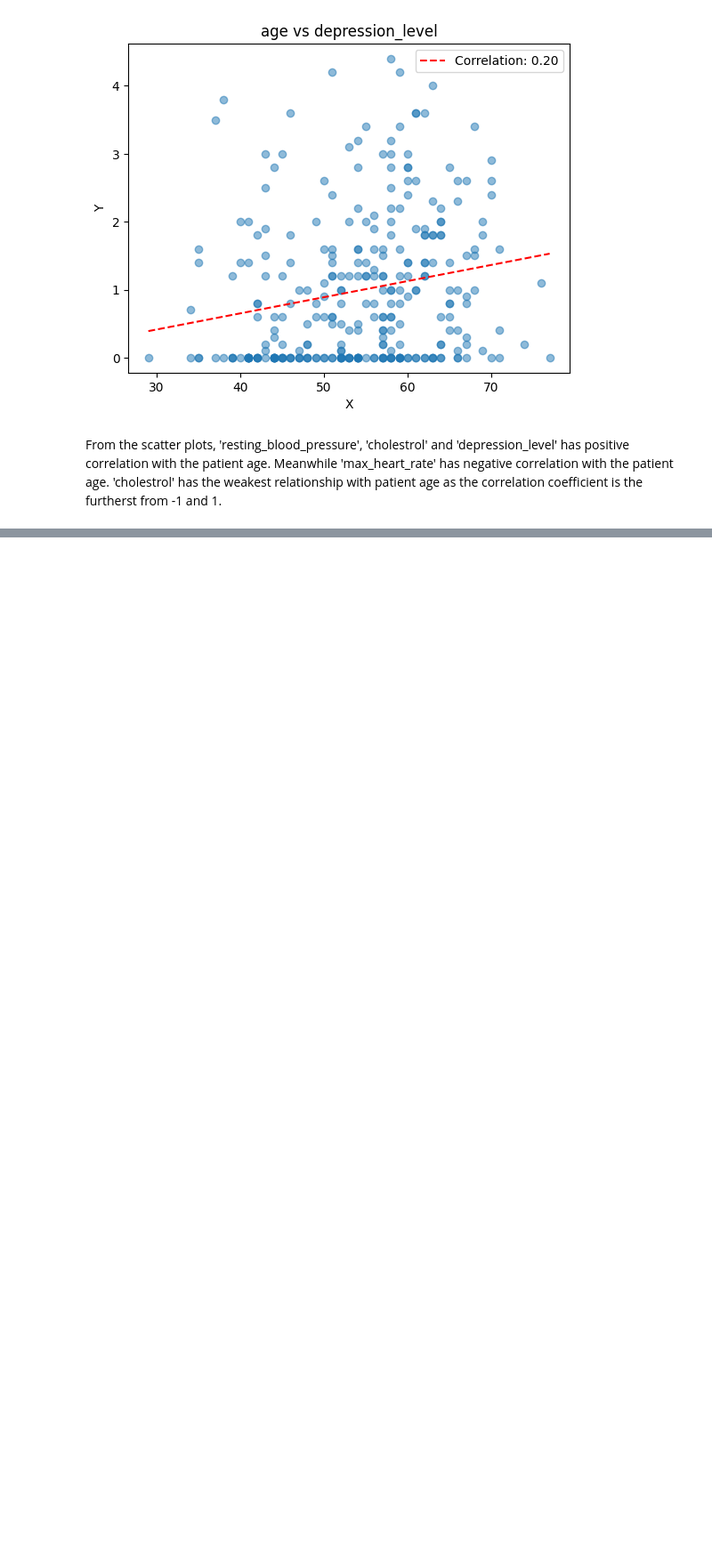
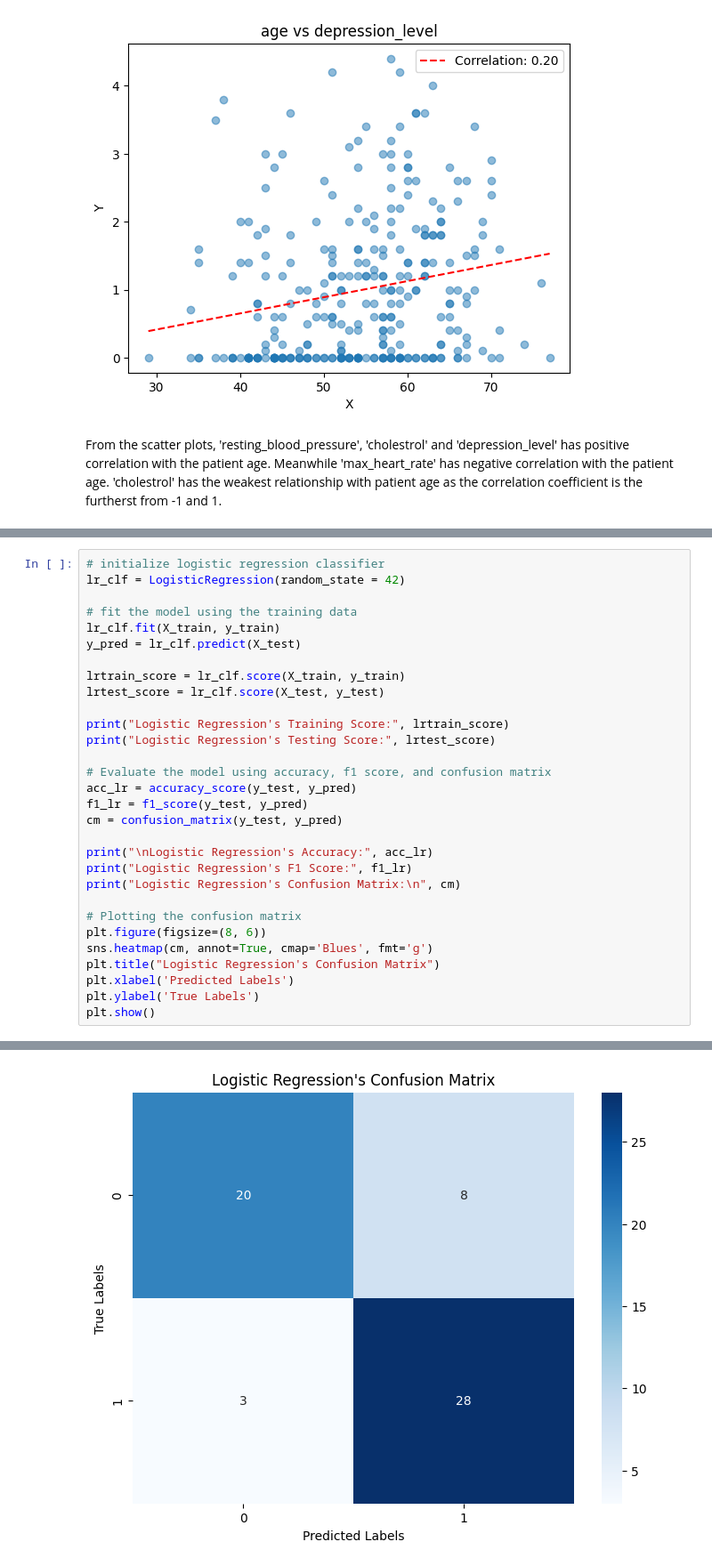
Before and after one commit to karhong-sam/project-wqd7003-ds-analysis, a Jupyter notebook: heart-analysis.ipynb, the cells around one changed output, grey strips where cells are left out. Shown at 89% size. Saved outputs shown, nothing was run; the diff lists cells and outputs as text; blank space fills up the shorter version.

```diff
--- a/heart-analysis.ipynb
+++ b/heart-analysis.ipynb
@@ -910,0 +1021,31 @@ Confusion Matrix:
+# %%
+# initialize logistic regression classifier
+lr_clf = LogisticRegression(random_state = 42)
+
+# fit the model using the training data
+lr_clf.fit(X_train, y_train)
+y_pred = lr_clf.predict(X_test)
+
+lrtrain_score = lr_clf.score(X_train, y_train)
+lrtest_score = lr_clf.score(X_test, y_test)
+
+print("Logistic Regression's Training Score:", lrtrain_score)
+print("Logistic Regression's Testing Score:", lrtest_score)
+
+# Evaluate the model using accuracy, f1 score, and confusion matrix
+acc_lr = accuracy_score(y_test, y_pred)
+f1_lr = f1_score(y_test, y_pred)
+cm = confusion_matrix(y_test, y_pred)
+
+print("\nLogistic Regression's Accuracy:", acc_lr)
+print("Logistic Regression's F1 Score:", f1_lr)
+print("Logistic Regression's Confusion Matrix:\n", cm)
+
+# Plotting the confusion matrix
+plt.figure(figsize=(8, 6))
+sns.heatmap(cm, annot=True, cmap='Blues', fmt='g')
+plt.title("Logistic Regression's Confusion Matrix")
+plt.xlabel('Predicted Labels')
+plt.ylabel('True Labels')
+plt.show()
+# %% [output]
@@ -910,0 +1060 @@ Confusion Matrix:
+[figure, added]
```
Also changed, not shown: parts of 29 cells of this notebook.
